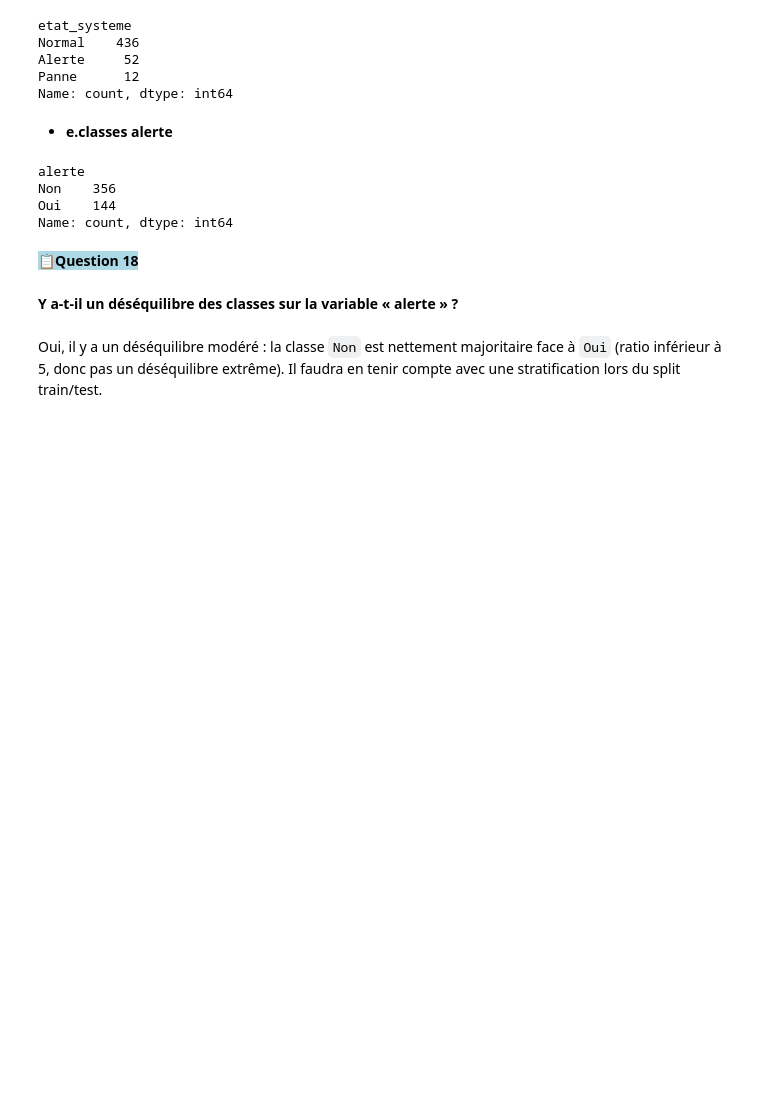
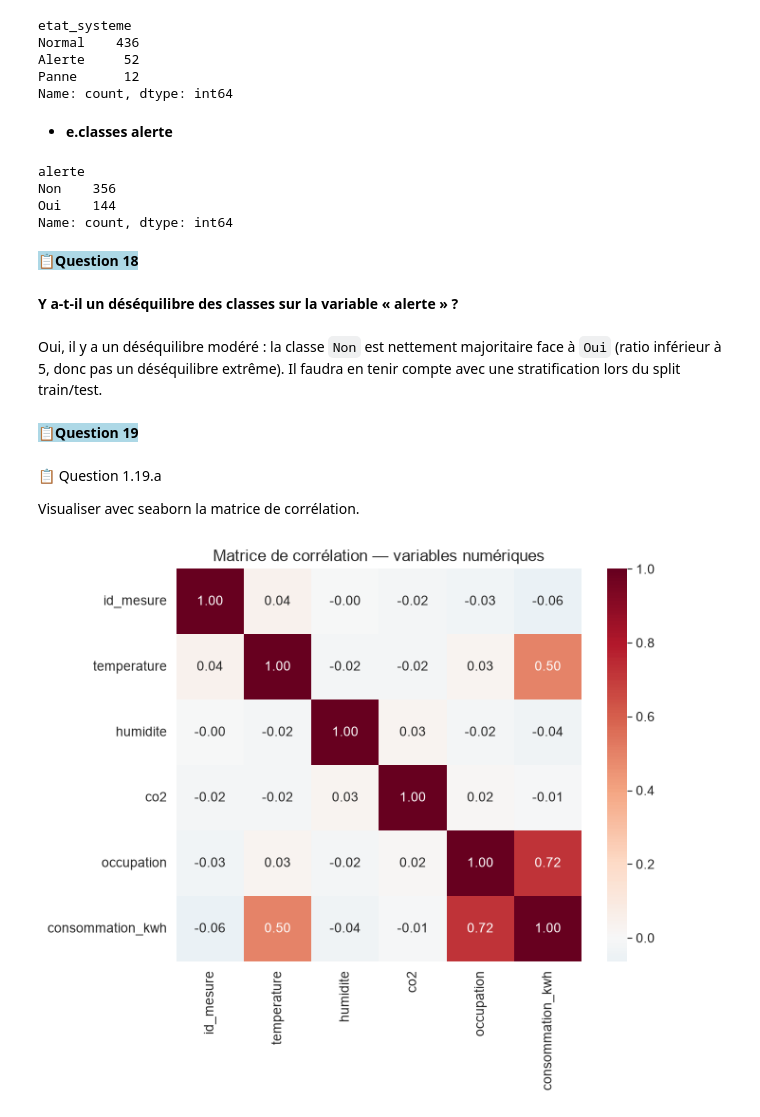
Before and after one commit to khadijagueye235/atelier_donnes_tabulaires, a Jupyter notebook: atelier_prepa_donnes_tab/notebooks/atelier_prepa_donnees_tab.ipynb, the cells around one changed output. Cells and saved outputs as stored; diff of their text form; code cells hidden in the pictures; blank space fills up the shorter version.

Commit message:
Partie 1 – Explorer les données: 19.a  matrice de corrélation pour les variables numériques

```diff
--- a/atelier_prepa_donnes_tab/notebooks/atelier_prepa_donnees_tab.ipynb
+++ b/atelier_prepa_donnes_tab/notebooks/atelier_prepa_donnees_tab.ipynb
@@ -612,3 +612,19 @@ Name: count, dtype: int64
 **Y a-t-il un déséquilibre des classes sur la variable « alerte » ?**
 # %% [markdown]
  Oui, il y a un déséquilibre modéré : la classe `Non` est nettement majoritaire face à `Oui` (ratio inférieur à 5, donc pas un déséquilibre extrême). Il faudra en tenir compte avec une stratification lors du split train/test.
+# %% [markdown]
+<mark style= "background-color: lightblue">**📋Question 19**</mark>
+# %% [markdown]
+📋 Question 1.19.a
+
+Visualiser avec seaborn la matrice de corrélation.
+# %%
+matrice_corr = df[variables_num].corr()
+
+fig, ax = plt.subplots(figsize=(7, 6))
+sns.heatmap(matrice_corr, annot=True, fmt=".2f", cmap="RdBu_r", center=0, ax=ax)
+ax.set_title("Matrice de corrélation — variables numériques")
+plt.tight_layout()
+plt.show()
+# %% [output]
+[figure, added]
```
